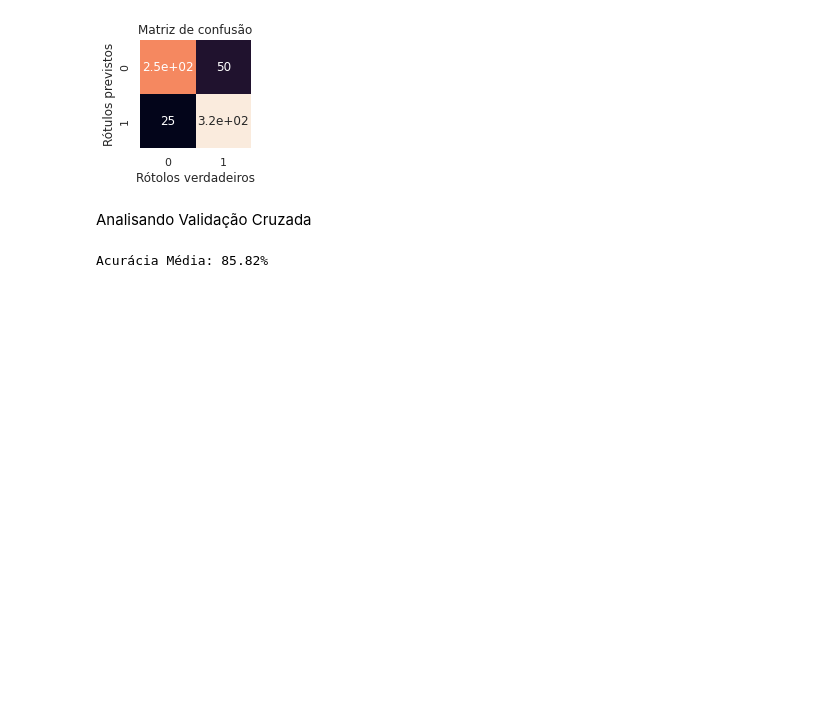
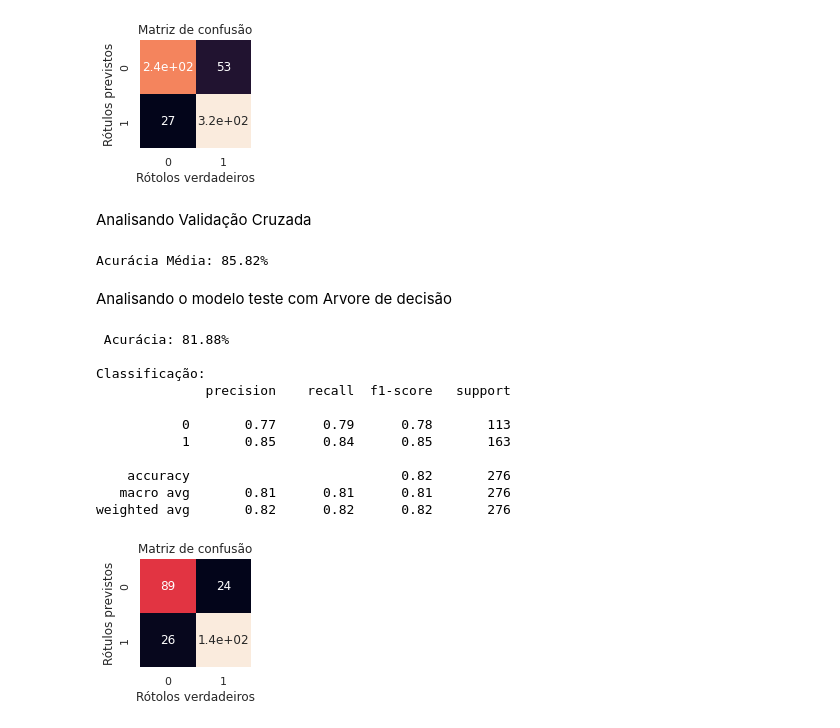
Before and after one commit to DiogoMonteiro99/Ciencias-de-dados, a Jupyter notebook: coracao.ipynb, the cells around one changed output. Drawn from its saved outputs; the diff is of its cells as text; code cells hidden in the pictures; blank space fills up the shorter version.

```diff
--- a/coracao.ipynb
+++ b/coracao.ipynb
@@ -191,8 +193,10 @@ y_teste.shape
 models = {
     'naive': GaussianNB(),
     'svc': SVC(kernel='rbf', random_state=1, C=2),
-    'Logistica' : LogisticRegression(random_state=1, max_iter=500,penalty='l2',tol=0.0001,C=1,solver='lbfgs'),
-    'knn': KNeighborsClassifier(n_neighbors=5, metric='minkowski',p=5,)
+    'Logistica' : LogisticRegression(random_state=1, max_iter=600,penalty='l2',tol=0.0001,C=1,solver='lbfgs'),
+    'knn': KNeighborsClassifier(n_neighbors=7, metric='minkowski',p=5,),
+    'Arvore': DecisionTreeClassifier(criterion='gini',random_state=0,max_depth=3),
+    'random': RandomForestClassifier(n_estimators=100,criterion='gini',random_state=0,max_depth=3)
     }
 
 def treino_teste(models, x_teste, y_teste, x_treino, y_treino):
@@ -220,7 +229,7 @@ def predição(modelo,dados,dados1):
     previsor = modelo.predict(dados)
     print('\n Acurácia: %.2f%%'%(accuracy_score(dados1,previsor)*100))
     sns.set(font_scale=1.0)
-    fig, ax = plt.subplots(figsize=(2,2))
+    plt.subplots(figsize=(2,2))
     plt.title('Matriz de confusão')
     ax = sns.heatmap(confusion_matrix(dados1,previsor),annot=True,cbar=False)
     plt.xlabel('Rótolos verdadeiros')
@@ -398,3 +407,20 @@ Analisando Validação Cruzada
 validacao_cruzada(modelo=models['Logistica'],base=previsores1_esc)
 # %% [output]
 Acurácia Média: 85.82%
+# %% [markdown]
+Analisando o modelo teste com Arvore de decisão
+# %%
+predição(modelo=models['Arvore'],dados=x_teste,dados1=y_teste)
+# %% [output]
+ Acurácia: 81.88%
+
+Classificação:
+              precision    recall  f1-score   support
+
+           0       0.77      0.79      0.78       113
+           1       0.85      0.84      0.85       163
+
+    accuracy                           0.82       276
+   macro avg       0.81      0.81      0.81       276
+weighted avg       0.82      0.82      0.82       276
+[figure, added]
```
Also changed, not shown: parts of 14 cells of this notebook.
